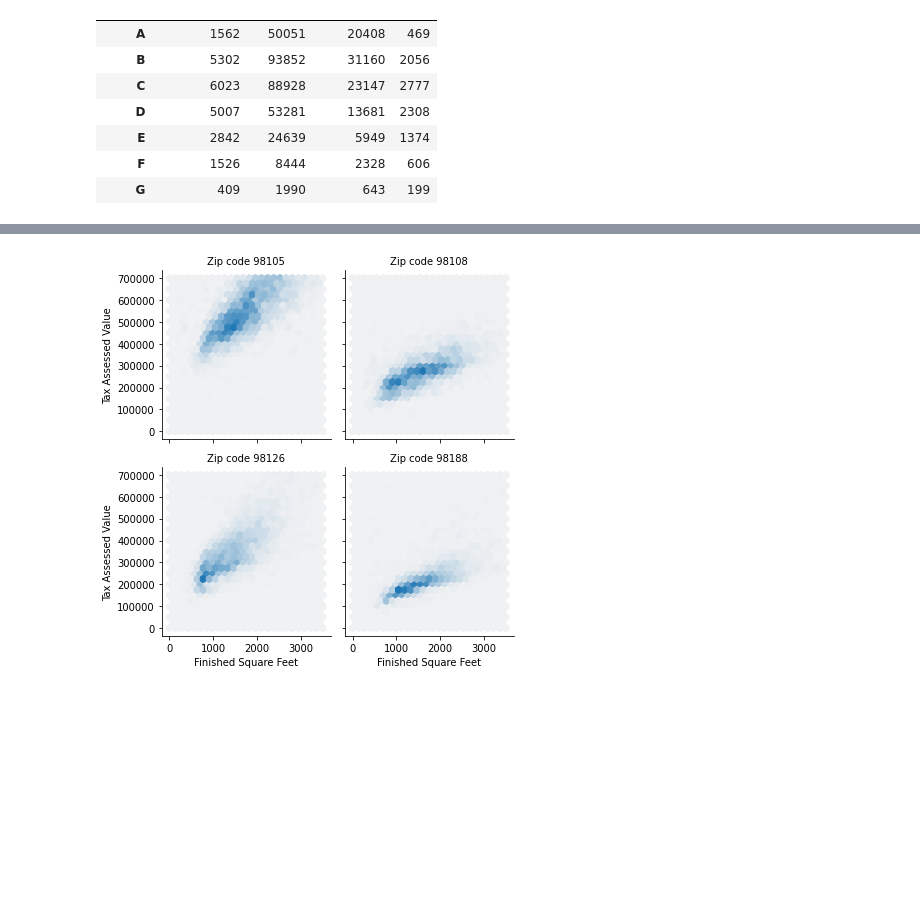
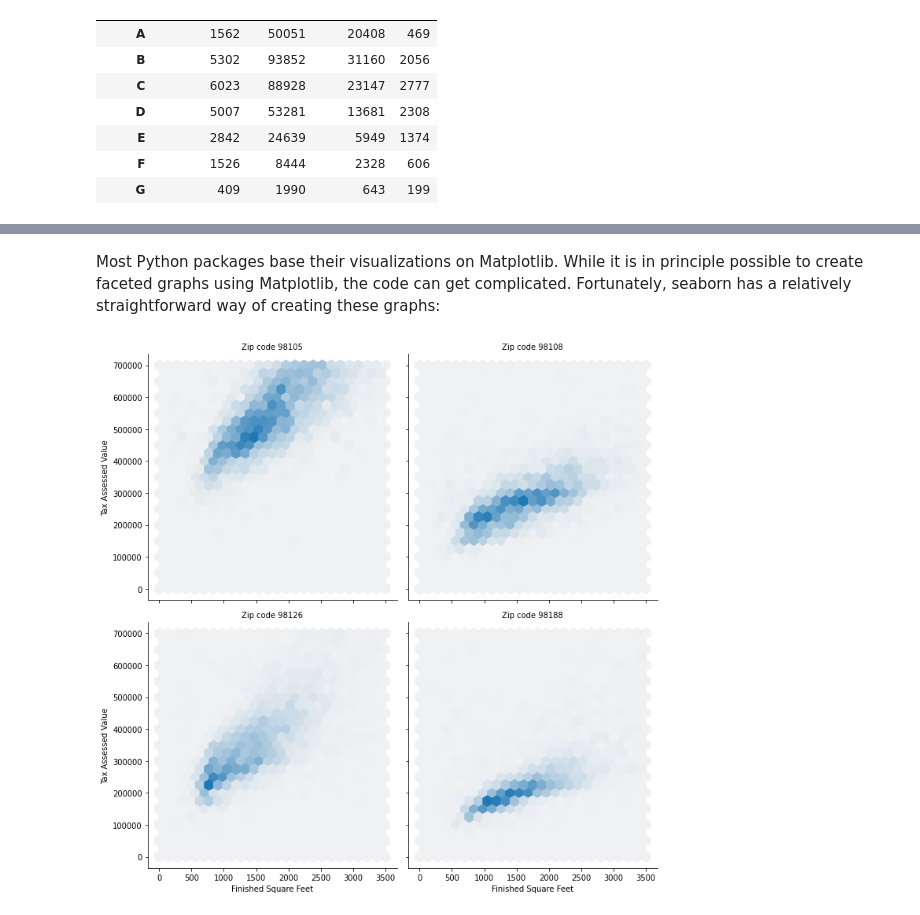
Before and after one commit to pmayd/practical-statistics-for-data-scientists, a Jupyter notebook: python/notebooks/Chapter 1 - Exploratory Data Analysis.ipynb, the cells around one changed output, grey strips where cells are left out. Drawn from its saved outputs; the diff is of its cells as text; code cells hidden in the pictures; blank space fills up the shorter version.

```diff
--- a/python/notebooks/Chapter 1 - Exploratory Data Analysis.ipynb
+++ b/python/notebooks/Chapter 1 - Exploratory Data Analysis.ipynb
@@ -943,19 +959,23 @@ plt.show()
+# %% [markdown]
+Most Python packages base their visualizations on Matplotlib. While it is in principle possible to create faceted graphs using Matplotlib, the code can get complicated. Fortunately, seaborn has a relatively straightforward way of creating these graphs:
 # %%
+# Figure 1-12
 zip_codes = [98188, 98105, 98108, 98126]
 kc_tax_zip = kc_tax0.loc[kc_tax0.ZipCode.isin(zip_codes),:]
 kc_tax_zip
 
 def hexbin(x, y, color, **kwargs):
     cmap = sns.light_palette(color, as_cmap=True)
     plt.hexbin(x, y, gridsize=25, cmap=cmap, **kwargs)
 
-g = sns.FacetGrid(kc_tax_zip, col='ZipCode', col_wrap=2)
+g = sns.FacetGrid(kc_tax_zip, col='ZipCode', col_wrap=2, height=5, aspect=1)
 g.map(hexbin, 'SqFtTotLiving', 'TaxAssessedValue',
       extent=[0, 3500, 0, 700000])
 g.set_axis_labels('Finished Square Feet', 'Tax Assessed Value')
 g.set_titles('Zip code {col_name:.0f}')
+g.add_legend()
 
 plt.tight_layout()
 plt.show()
 # %% [output]
-[figure, old version]
+[figure, new version]
```
Also changed, not shown: parts of 15 cells of this notebook.
